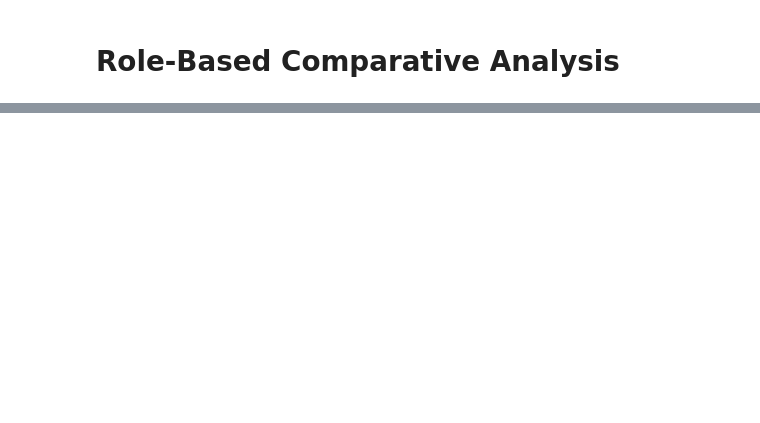
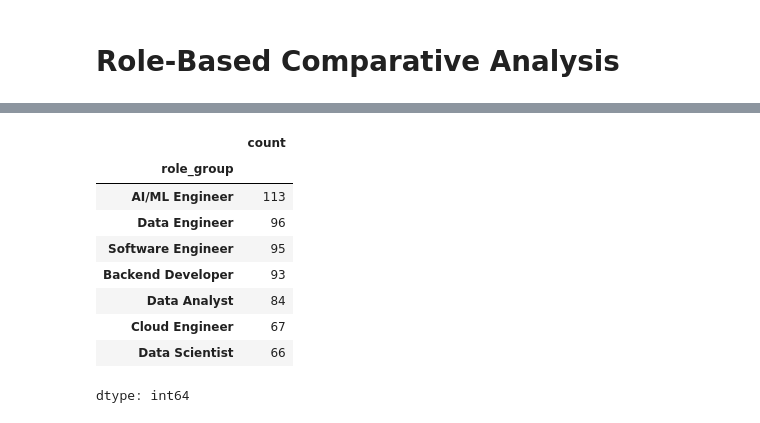
Before and after one commit to SaraAljuraybah/saudi-tech-job-skills-analysis, a Jupyter notebook: notebooks/data_collection.ipynb, the cells around one changed output, grey strips where cells are left out. Saved outputs shown, nothing was run; the diff lists cells and outputs as text; code cells hidden in the pictures; blank space fills up the shorter version.

```diff
--- a/notebooks/data_collection.ipynb
+++ b/notebooks/data_collection.ipynb
@@ -485,0 +475,14 @@ dtype: int64
+# %%
+top_roles = df["role_group"].value_counts().drop("Other").head(7)
+top_roles
+# %% [output]
+|  | count |
+| role_group |  |
+| AI/ML Engineer | 113 |
+| Data Engineer | 96 |
+| Software Engineer | 95 |
+| Backend Developer | 93 |
+| Data Analyst | 84 |
+| Cloud Engineer | 67 |
+| Data Scientist | 66 |
+dtype: int64
```
Also changed, not shown: parts of 22 cells of this notebook.
